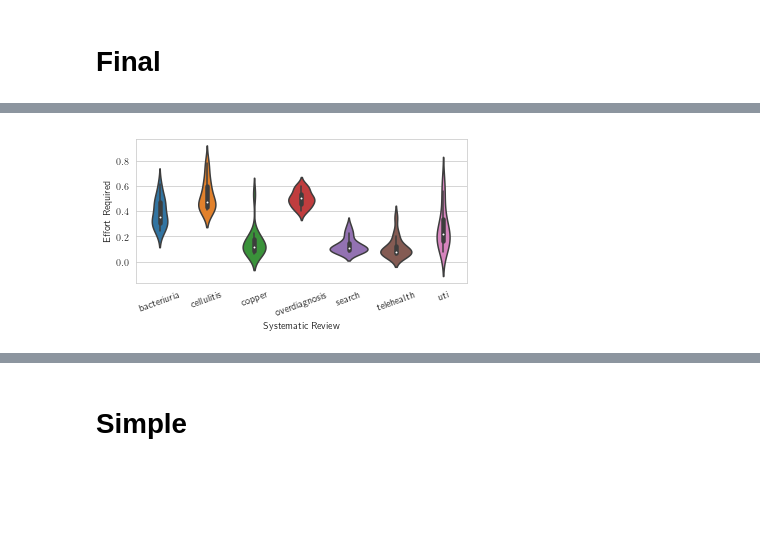
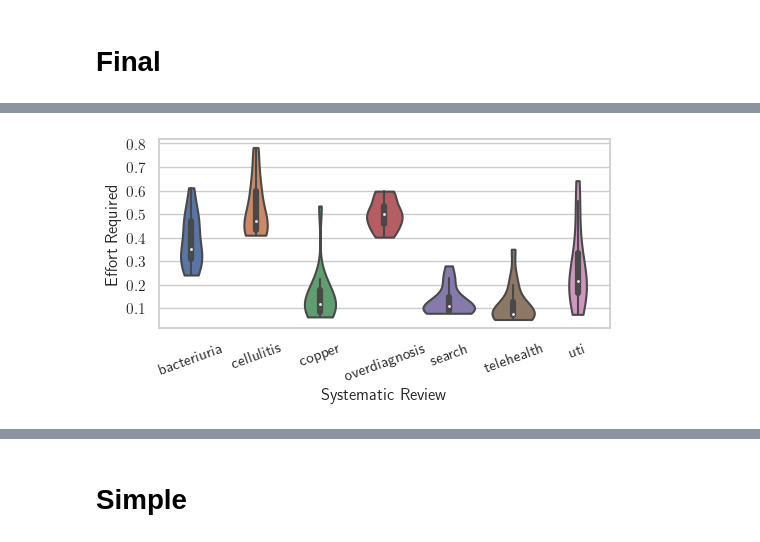
Before and after one commit to connorf25/automated-screening, a Jupyter notebook: stats-analysis.ipynb, the cells around one changed output, grey strips where cells are left out. Cells and saved outputs as stored; diff of their text form; code cells hidden in the pictures; blank space fills up the shorter version.

```diff
--- a/stats-analysis.ipynb
+++ b/stats-analysis.ipynb
@@ -198,7 +198,7 @@ for i, model_name in enumerate(model_names):
 
     color=colormap[i%16]
     i = i - len(model_names)/2 # Offset bar to left
-    rects.append(ax.bar(x + i * (width/length), required_efforts, width/length, label=model_name, color=color, yerr=standard_errors))
+    rects.append(ax.bar(x + i * (width/length), required_efforts, width/length, label=model_name, color=color))
 
 # Add some text for labels, title and custom x-axis tick labels, etc.
 ax.set_xlabel('Accuracy Threshold')
@@ -208,8 +208,8 @@ ax.set_xticks(x, accuracy_thresholds)
 plt.legend(ncol=3, loc='upper left')
 # ax.legend()
 
-# for rect in rects:
-#     ax.bar_label(rect, padding=3, fmt='%.2f', verticalalignment='center', fontsize=8, rotation=90)
+for container in ax.containers:
+    ax.bar_label(container, padding=3, fmt='%.2f', verticalalignment='center', fontsize=8, rotation=90)
 
 fig.set_size_inches(w=8, h=6)
 plt.yticks(np.arange(0, 0.61, 0.05))
@@ -298,4 +296,6 @@ plt.show()
 # %%
+from matplotlib.ticker import (MultipleLocator, AutoMinorLocator)
+
 model_names = []
 
 datasets = ["bacteriuria", "cellulitis", "copper", "overdiagnosis", "search", "telehealth", "uti"]
@@ -323,33 +323,39 @@ def get_average_effort(efforts):
     standard_error = standard_deviation / np.sqrt(np.size(efforts))
     average = sum(efforts) / len(efforts)
     return [average, standard_error, standard_deviation]
 
 df_datasets = pd.DataFrame()
 
 for dataset in datasets:
     efforts = []
     for model in model_names:
         efforts.append(get_effort(dataset, model, 1.0))
     df_datasets[dataset] = efforts
 
 df_datasets["model_name"] = model_names
 df_datasets.head(20)
 
 df_datasets = pd.melt(df_datasets, id_vars="model_name", value_vars=datasets, var_name="dataset")
 df_datasets.head()
 
 fig = plt.figure()
 sns.set_style("whitegrid")
-ax =sns.violinplot(data=df_datasets, x="dataset", y="value")
+ax =sns.violinplot(data=df_datasets, x="dataset", y="value", cut=0)
+
+ax.yaxis.set_major_locator(MultipleLocator(0.1))
+# ax.yaxis.set_major_formatter('{x:.0f}')
+
+# For the minor ticks, use no labels; default NullFormatter.
+ax.yaxis.set_minor_locator(MultipleLocator(0.05))
 
 plt.xlabel("Systematic Review")
 ax.tick_params(axis='x', labelrotation = 20)
 plt.ylabel("Effort Required")
 
 fig.set_size_inches(w=5.39749, h=3)
 fig.tight_layout()
 
-plt.savefig('../honours/thesis/Figures/effort-systematic-reviews.pgf')
+# plt.savefig('../honours/thesis/Figures/effort-systematic-reviews.pgf')
 plt.show()
 # %% [output]
-[figure, old version]
+[figure, new version]
```
Also changed, not shown: parts of 11 cells of this notebook.
